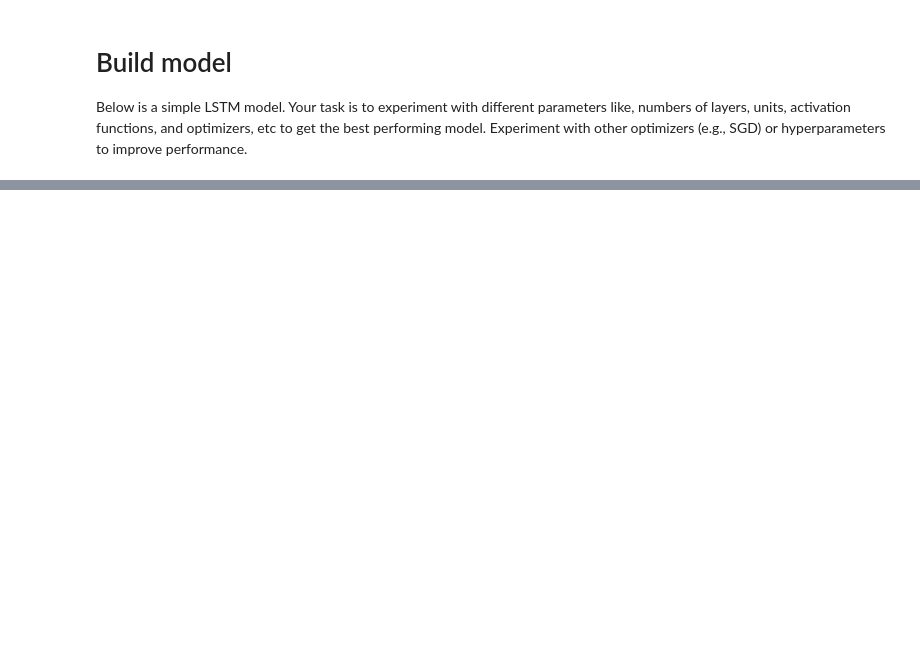
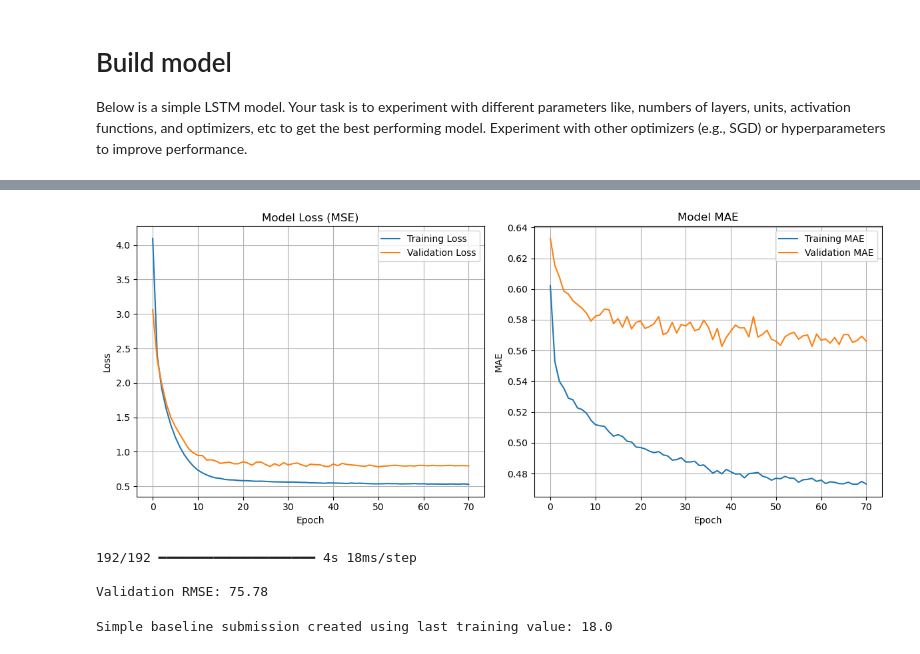
Before and after one commit to Gakwaya011/Time-Series-Forecasting, a Jupyter notebook: air_quality_forecasting_starter_code.ipynb, the cells around one changed output, grey strips where cells are left out. Cells and saved outputs as stored; diff of their text form; code cells hidden in the pictures; blank space fills up the shorter version.

```diff
--- a/air_quality_forecasting_starter_code.ipynb
+++ b/air_quality_forecasting_starter_code.ipynb
@@ -126,0 +147,16 @@ X_test_scaled shape: (13148, 1, 9)
+# %%
+# Let's start SIMPLE. We will only use the raw features for now.
+# This avoids the complex leakage problem. We will add engineered features later.
+
+# Extract simple time-based features from the datetime index
+train['hour'] = train.index.hour
+train['dayofweek'] = train.index.dayofweek
+train['month'] = train.index.month
+
+test['hour'] = test.index.hour
+test['dayofweek'] = test.index.dayofweek
+test['month'] = test.index.month
+
+# Define the final feature set for our FIRST model
+features = ['DEWP', 'TEMP', 'PRES', 'Iws', 'Is', 'Ir', 'hour', 'dayofweek', 'month']
+print("Features for initial model:", features)
@@ -228,0 +442,60 @@ Submission saved: submissions/submission_baseline.csv
+# %%
+# Plot training history
+from sklearn.metrics import mean_squared_error
+plt.figure(figsize=(12, 5))
+
+plt.subplot(1, 2, 1)
+plt.plot(history.history['loss'], label='Training Loss')
+plt.plot(history.history['val_loss'], label='Validation Loss')
+plt.title('Model Loss (MSE)')
+plt.xlabel('Epoch')
+plt.ylabel('Loss')
+plt.legend()
+plt.grid(True)
+
+plt.subplot(1, 2, 2)
+plt.plot(history.history['mae'], label='Training MAE')
+plt.plot(history.history['val_mae'], label='Validation MAE')
+plt.title('Model MAE')
+plt.xlabel('Epoch')
+plt.ylabel('MAE')
+plt.legend()
+plt.grid(True)
+
+plt.tight_layout()
+plt.show()
+
+# Make predictions on the validation set
+y_pred_scaled = model.predict(X_val)
+
+# Inverse transform the predictions and actual values to original scale
+y_pred_original = target_scaler.inverse_transform(y_pred_scaled)
+y_val_original = target_scaler.inverse_transform(y_val.reshape(-1, 1))
+
+# Calculate RMSE on the original scale
+val_rmse = np.sqrt(mean_squared_error(y_val_original, y_pred_original))
+print(f"\nValidation RMSE: {val_rmse:.2f}")
+# %% [output]
+[figure, added]
+192/192 ━━━━━━━━━━━━━━━━━━━━ 4s 18ms/step
+
+Validation RMSE: 75.78
+# %%
+# SIMPLE BASELINE PREDICTION
+
+
+# Get the last PM2.5 value from the training set
+last_pm25_value = train['pm2.5'].iloc[-1]
+
+# Create submission using this constant value for all predictions
+sample_sub = pd.read_csv('Data/sample_submission .csv')
+submission_simple = pd.DataFrame({
+    'row ID': sample_sub['row ID'],
+    'pm2.5': [last_pm25_value] * len(sample_sub)  # Repeat the last value
+})
+
+# Save this simple submission
+submission_simple.to_csv('submissions/simple_baseline.csv', index=False)
+print(f"Simple baseline submission created using last training value: {last_pm25_value}")
+# %% [output]
+Simple baseline submission created using last training value: 18.0
```
Also changed, not shown: parts of 27 cells of this notebook, 11 other files.
